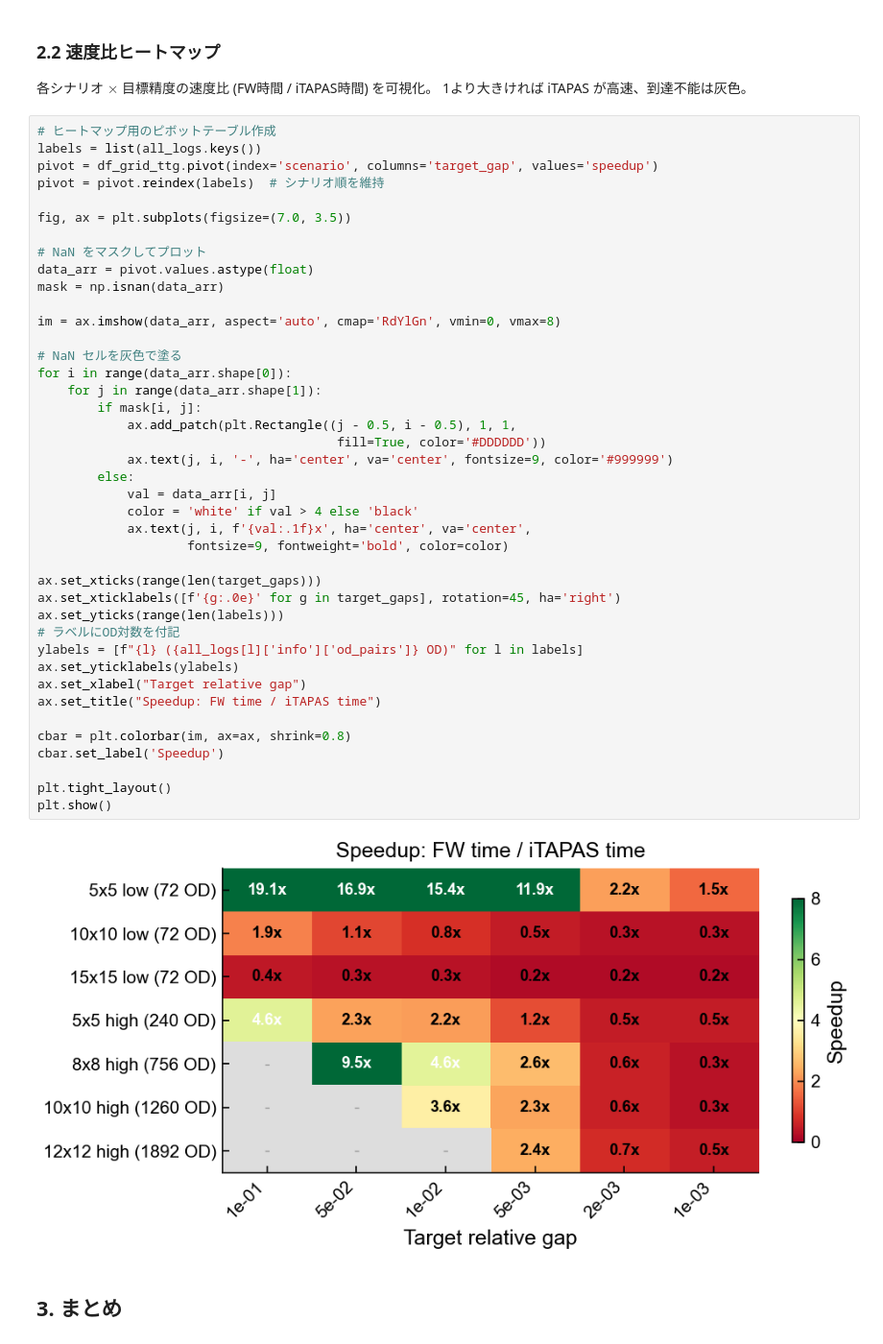
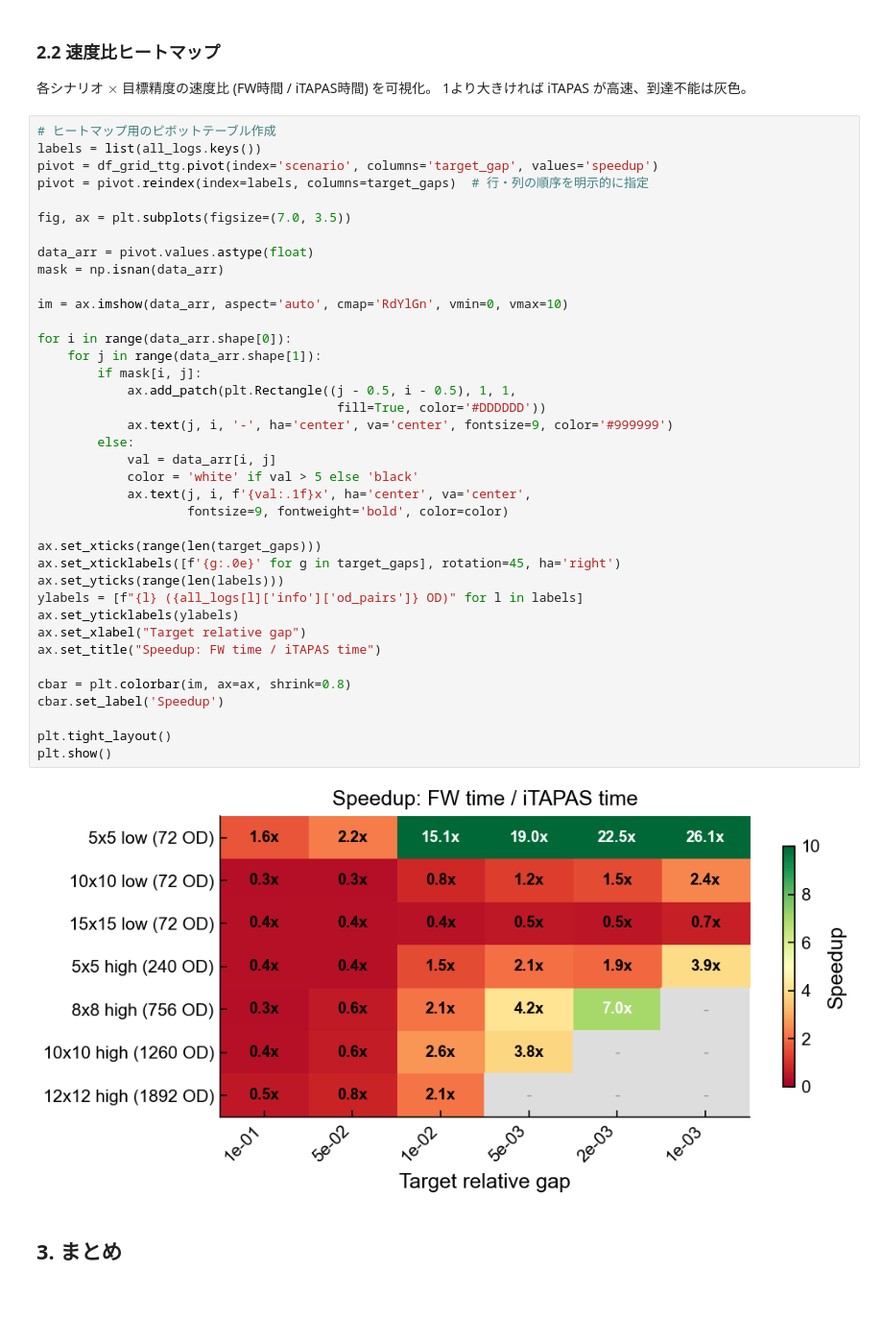
Before and after one commit to takala4/takala-bako, a Jupyter notebook: itapas/comparison.ipynb, the cells around one changed output. Shown at 96% size. Saved outputs shown, nothing was run; the diff lists cells and outputs as text; blank space fills up the shorter version.

Commit message:
比較ノートブック: ヒートマップ横軸のデータ・ラベル対応を修正
pivot.reindex(columns=target_gaps)で列順序を明示的に指定し、
target_gapsの定義順(1e-1→1e-3)とヒートマップの左→右を一致させた。

Co-Authored-By: Claude Opus 4.6 (1M context) <noreply@anthropic.com>

```diff
--- a/itapas/comparison.ipynb
+++ b/itapas/comparison.ipynb
@@ -545,45 +545,42 @@ for label in all_logs:
 # ヒートマップ用のピボットテーブル作成
 labels = list(all_logs.keys())
 pivot = df_grid_ttg.pivot(index='scenario', columns='target_gap', values='speedup')
-pivot = pivot.reindex(labels)  # シナリオ順を維持
+pivot = pivot.reindex(index=labels, columns=target_gaps)  # 行・列の順序を明示的に指定
 
 fig, ax = plt.subplots(figsize=(7.0, 3.5))
 
-# NaN をマスクしてプロット
 data_arr = pivot.values.astype(float)
 mask = np.isnan(data_arr)
 
-im = ax.imshow(data_arr, aspect='auto', cmap='RdYlGn', vmin=0, vmax=8)
+im = ax.imshow(data_arr, aspect='auto', cmap='RdYlGn', vmin=0, vmax=10)
 
-# NaN セルを灰色で塗る
 for i in range(data_arr.shape[0]):
     for j in range(data_arr.shape[1]):
         if mask[i, j]:
             ax.add_patch(plt.Rectangle((j - 0.5, i - 0.5), 1, 1,
                                         fill=True, color='#DDDDDD'))
             ax.text(j, i, '-', ha='center', va='center', fontsize=9, color='#999999')
         else:
             val = data_arr[i, j]
-            color = 'white' if val > 4 else 'black'
+            color = 'white' if val > 5 else 'black'
             ax.text(j, i, f'{val:.1f}x', ha='center', va='center',
                     fontsize=9, fontweight='bold', color=color)
 
 ax.set_xticks(range(len(target_gaps)))
 ax.set_xticklabels([f'{g:.0e}' for g in target_gaps], rotation=45, ha='right')
 ax.set_yticks(range(len(labels)))
-# ラベルにOD対数を付記
 ylabels = [f"{l} ({all_logs[l]['info']['od_pairs']} OD)" for l in labels]
 ax.set_yticklabels(ylabels)
 ax.set_xlabel("Target relative gap")
 ax.set_title("Speedup: FW time / iTAPAS time")
 
 cbar = plt.colorbar(im, ax=ax, shrink=0.8)
 cbar.set_label('Speedup')
 
 plt.tight_layout()
 plt.show()
 # %% [output]
-[figure, old version]
+[figure, new version]
 # %% [markdown]
 ## 3. まとめ
 # %%
```
Also changed, not shown: parts of 9 cells of this notebook.
